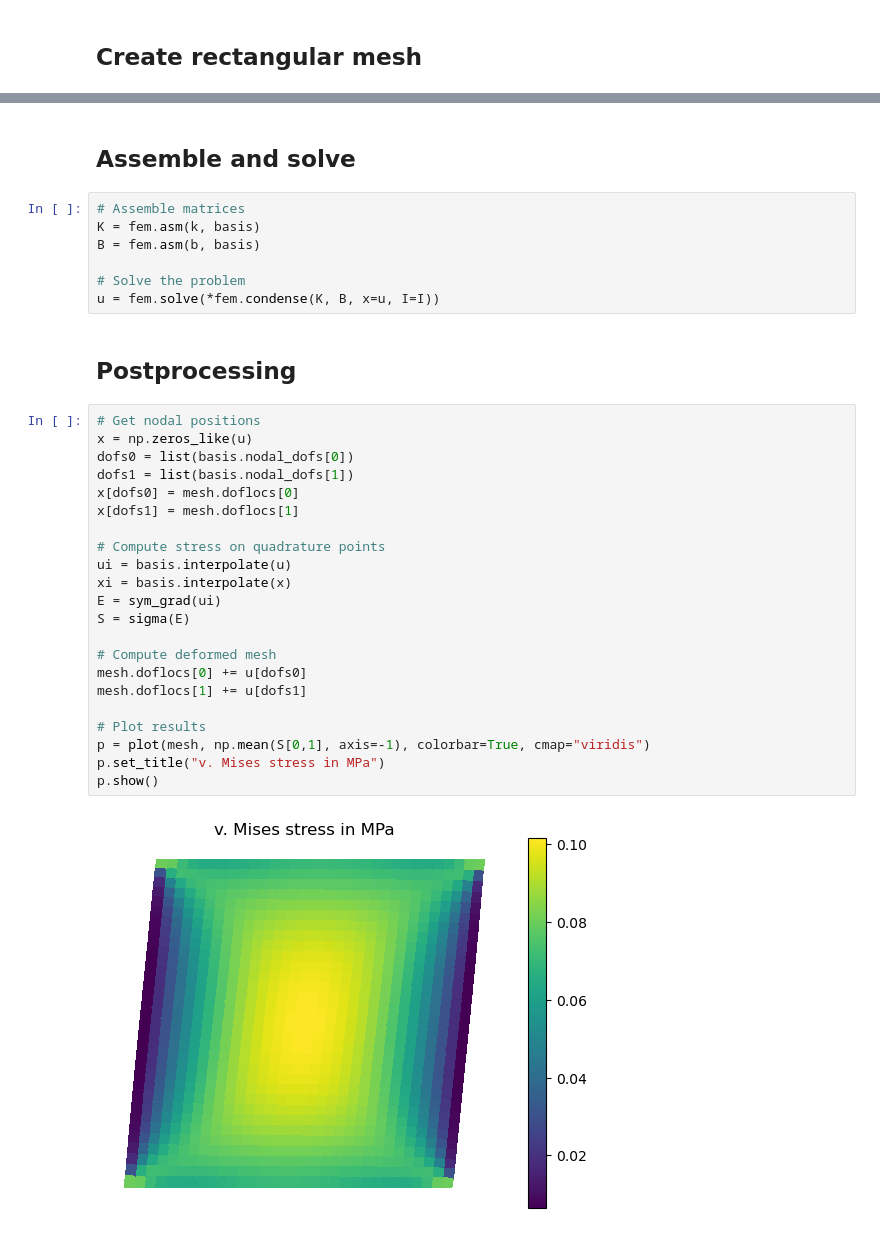
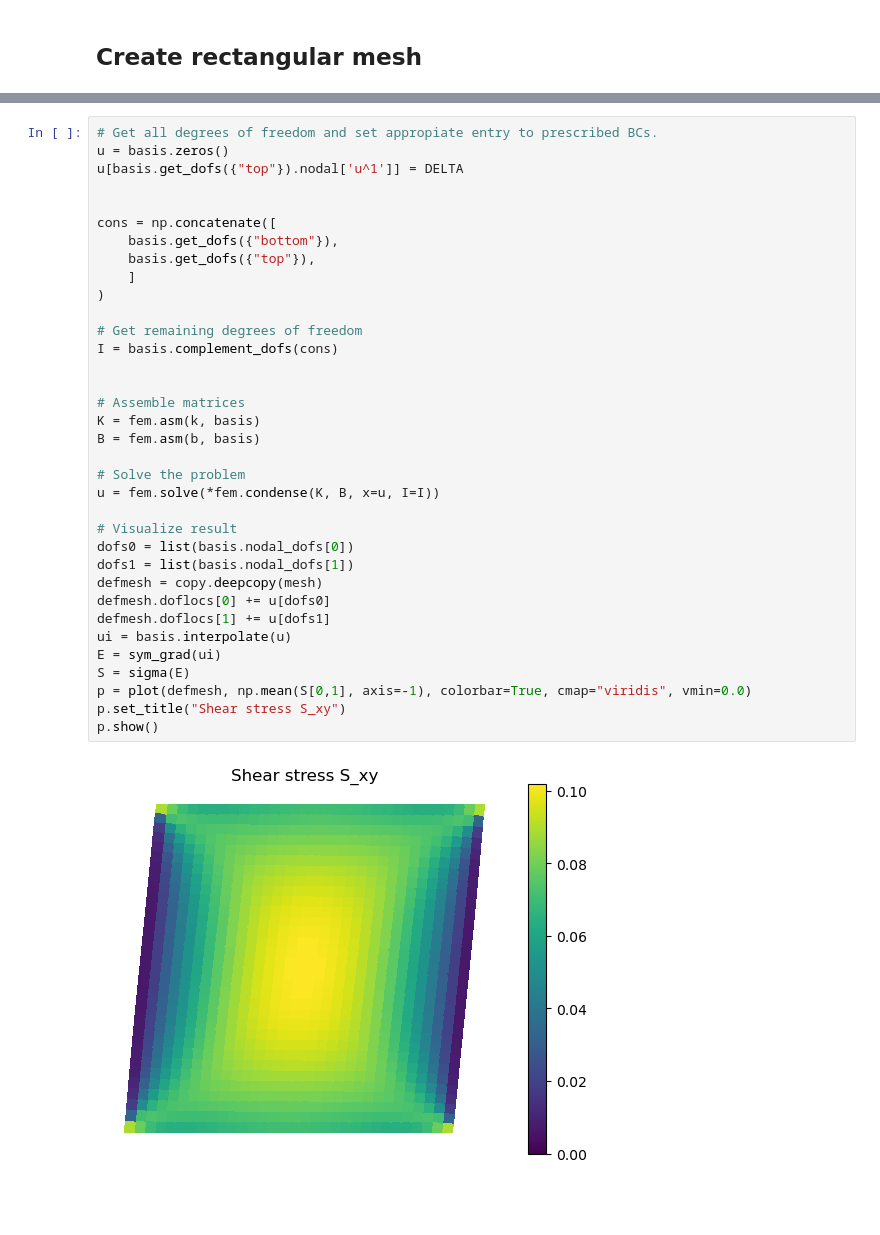
Before and after one commit to sebatomon/PINNs_for_simple_shape_optimization, a Jupyter notebook: simple_shear/scikit_fem.ipynb, the cells around one changed output, grey strips where cells are left out. Drawn from its saved outputs; the diff is of its cells as text; blank space fills up the shorter version.

```diff
--- a/simple_shear/scikit_fem.ipynb
+++ b/simple_shear/scikit_fem.ipynb
@@ -110,35 +112,37 @@ I = basis.complement_dofs(cons)
-# %% [markdown]
-## Assemble and solve
-# %%
-# Assemble matrices
-K = fem.asm(k, basis)
-B = fem.asm(b, basis)
-
-# Solve the problem
-u = fem.solve(*fem.condense(K, B, x=u, I=I))
-# %% [markdown]
-## Postprocessing
 # %%
-# Get nodal positions
-x = np.zeros_like(u)
+# Get all degrees of freedom and set appropiate entry to prescribed BCs.
+u = basis.zeros()
+u[basis.get_dofs({"top"}).nodal['u^1']] = DELTA
+
+
+cons = np.concatenate([
+    basis.get_dofs({"bottom"}),
+    basis.get_dofs({"top"}),
+    ]
+)
+
+# Get remaining degrees of freedom
+I = basis.complement_dofs(cons)
+
+
+# Assemble matrices
+K = fem.asm(k, basis)
+B = fem.asm(b, basis)
+
+# Solve the problem
+u = fem.solve(*fem.condense(K, B, x=u, I=I))
+
+# Visualize result
 dofs0 = list(basis.nodal_dofs[0])
 dofs1 = list(basis.nodal_dofs[1])
-x[dofs0] = mesh.doflocs[0]
-x[dofs1] = mesh.doflocs[1]
-
-# Compute stress on quadrature points
+defmesh = copy.deepcopy(mesh)
+defmesh.doflocs[0] += u[dofs0]
+defmesh.doflocs[1] += u[dofs1]
 ui = basis.interpolate(u)
-xi = basis.interpolate(x)
 E = sym_grad(ui)
 S = sigma(E)
-
-# Compute deformed mesh
-mesh.doflocs[0] += u[dofs0]
-mesh.doflocs[1] += u[dofs1]
-
-# Plot results
-p = plot(mesh, np.mean(S[0,1], axis=-1), colorbar=True, cmap="viridis")
-p.set_title("v. Mises stress in MPa")
+p = plot(defmesh, np.mean(S[0,1], axis=-1), colorbar=True, cmap="viridis", vmin=0.0)
+p.set_title("Shear stress S_xy")
 p.show()
 # %% [output]
-[figure, old version]
+[figure, new version]
```
Also changed, not shown: parts of 11 cells of this notebook.
